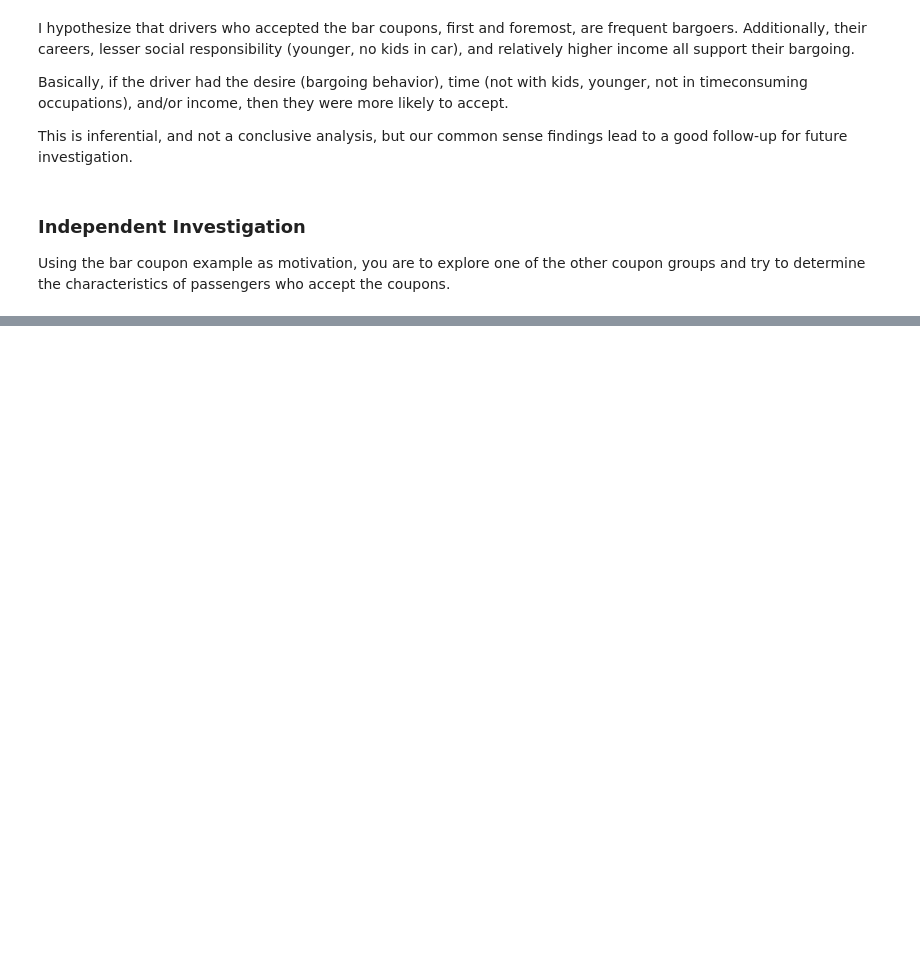
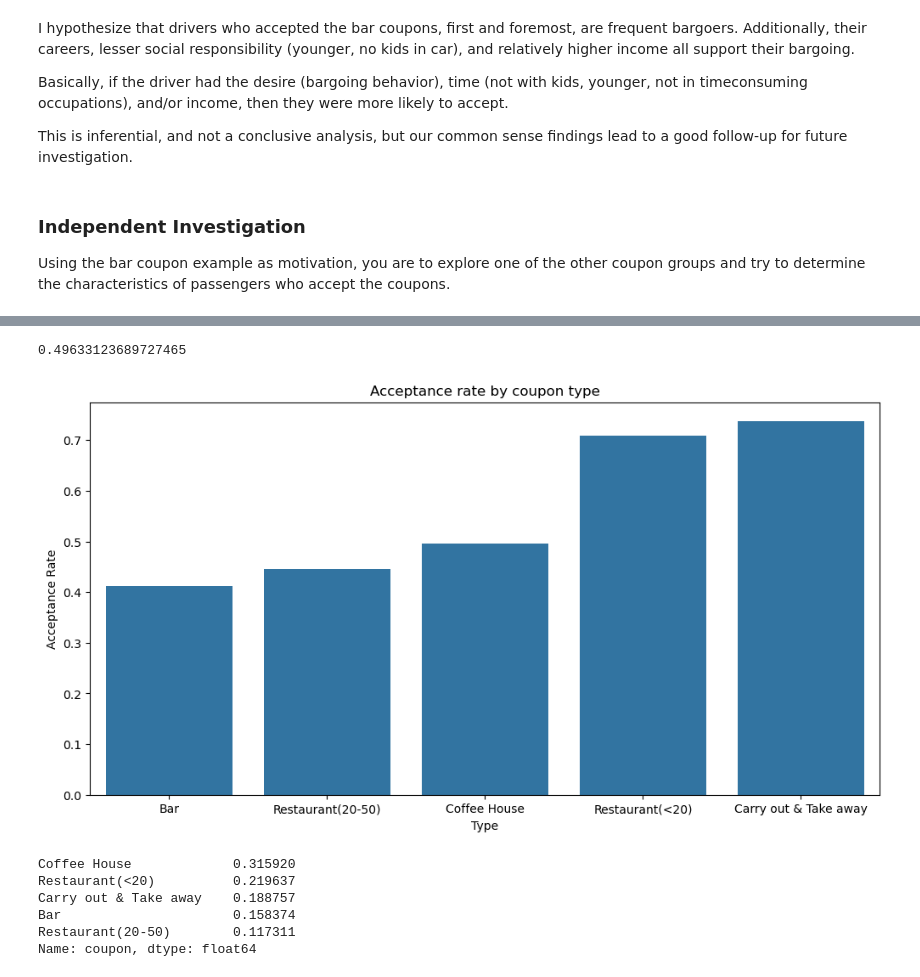
Before and after one commit to jheberer/Berkeley-Profession-Certificate-in-ML---Assignment-1, a Jupyter notebook: coupon.ipynb, the cells around one changed output, grey strips where cells are left out. Cells and saved outputs as stored; diff of their text form; code cells hidden in the pictures; blank space fills up the shorter version.

```diff
--- a/coupon.ipynb
+++ b/coupon.ipynb
@@ -431,0 +440,6 @@ Using the bar coupon example as motivation, you are to explore one of the other
+# %%
+#  calculate the acceptance rates by type--grouping is useful
+
+acceptance_rate_by_coupon_type = pd.DataFrame(data.groupby('coupon')['Y'].mean()).reset_index()
+acceptance_rate_by_coupon_type.sort_values(by='Y', inplace=True)
+acceptance_rate_by_coupon_type
@@ -431,0 +453,28 @@ Using the bar coupon example as motivation, you are to explore one of the other
+# %%
+ch_acc_rate = acceptance_rate_by_coupon_type.query("coupon == 'Coffee House'")['Y'].values[0]
+ch_acc_rate
+# %% [output]
+0.49633123689727465
+# %%
+# plot acceptance rates for easy understanding
+
+plt.figure(figsize=(12, 6))
+sns.barplot(data=acceptance_rate_by_coupon_type, x='coupon', y='Y')
+
+plt.title('Acceptance rate by coupon type')
+plt.xlabel('Type')
+plt.ylabel('Acceptance Rate')
+
+# Display the plot
+plt.show()
+# %% [output]
+[figure, added]
+# %%
+data['coupon'].value_counts(normalize = True)
+# %% [output]
+Coffee House             0.315920
+Restaurant(<20)          0.219637
+Carry out & Take away    0.188757
+Bar                      0.158374
+Restaurant(20-50)        0.117311
+Name: coupon, dtype: float64
```
Also changed, not shown: parts of 21 cells of this notebook.
